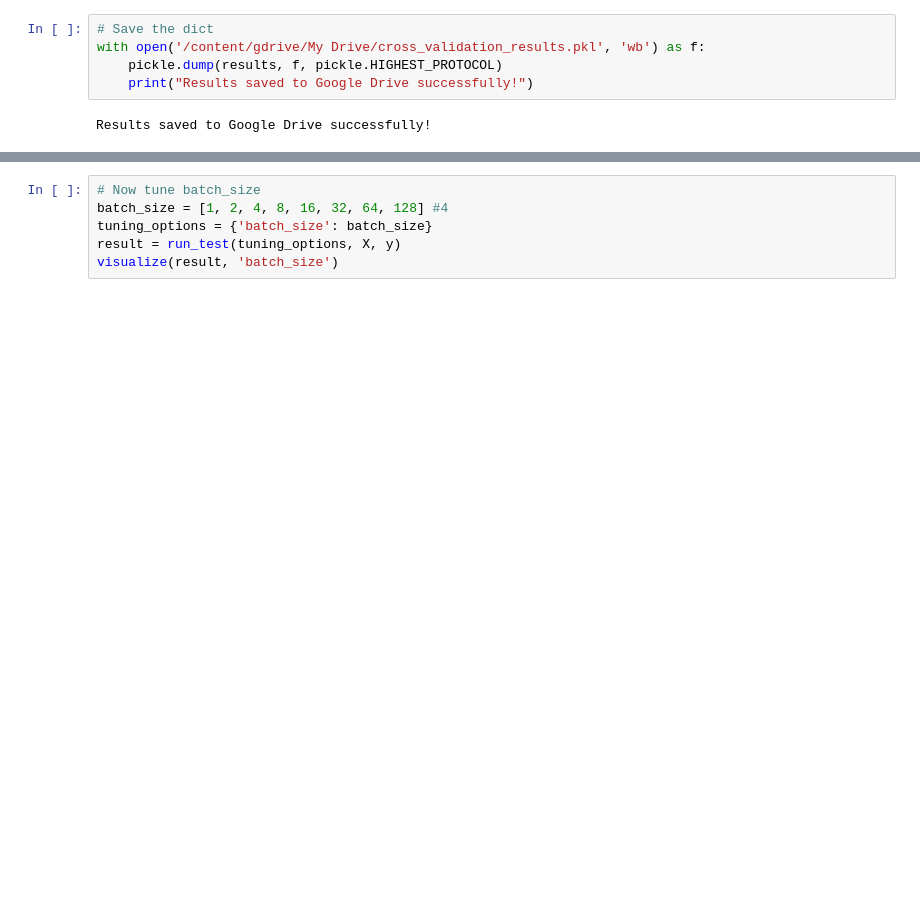
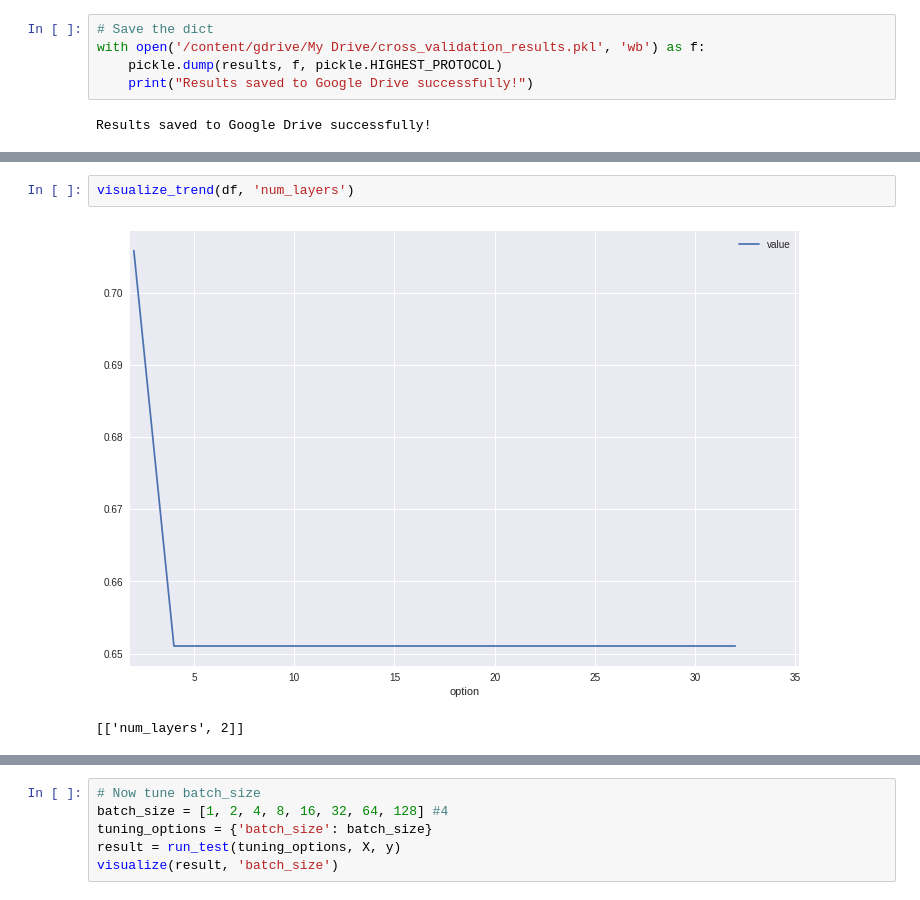
Before and after one commit to georgeliu1998/keras_model_tuning, a Jupyter notebook: keras.ipynb, the cells around one changed output, grey strips where cells are left out. Cells and saved outputs as stored; diff of their text form; blank space fills up the shorter version.

```diff
--- a/keras.ipynb
+++ b/keras.ipynb
@@ -485,3 +504,8 @@ best_options
+# %%
+visualize_trend(df, 'num_layers')
+# %% [output]
+[figure, added]
+[['num_layers', 2]]
 # %%
 # Use the best_options to build a new baseline model
 param_dict = get_defaults()
```
Also changed, not shown: parts of 33 cells of this notebook.
